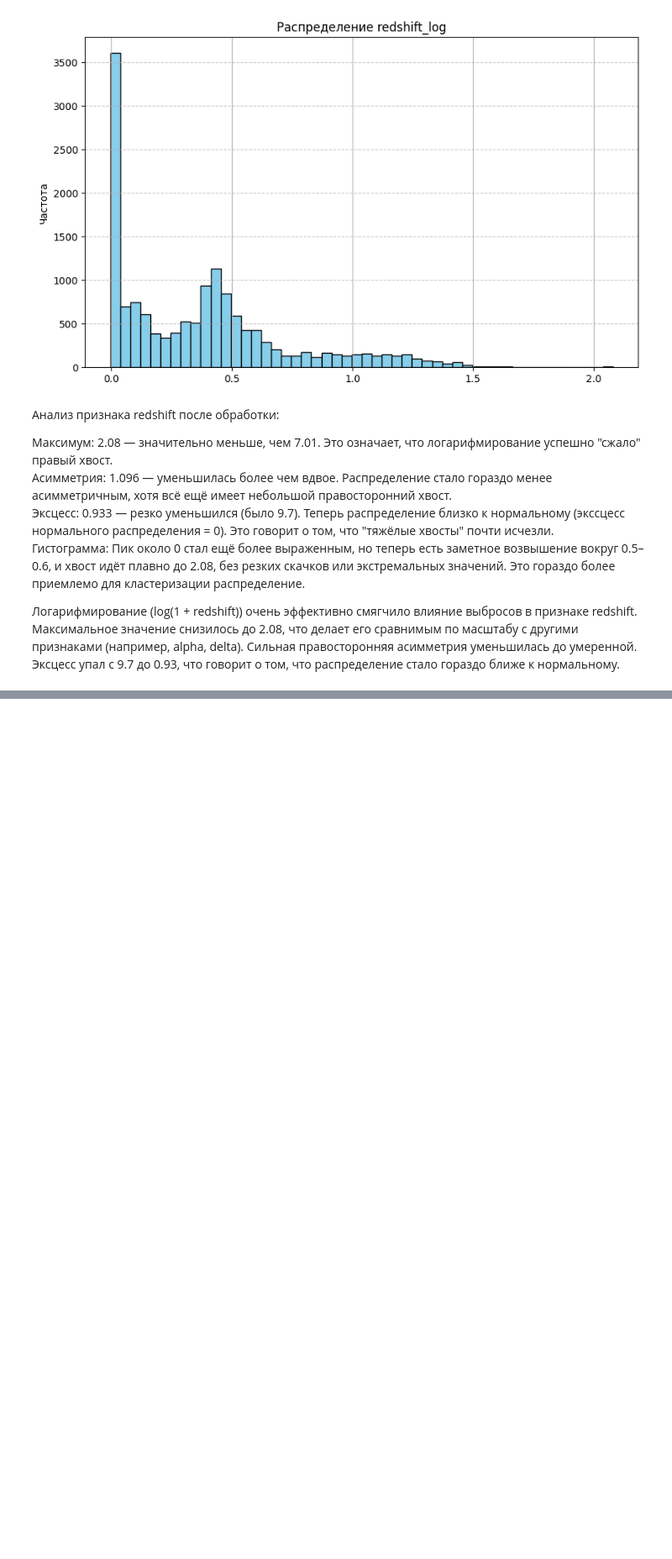
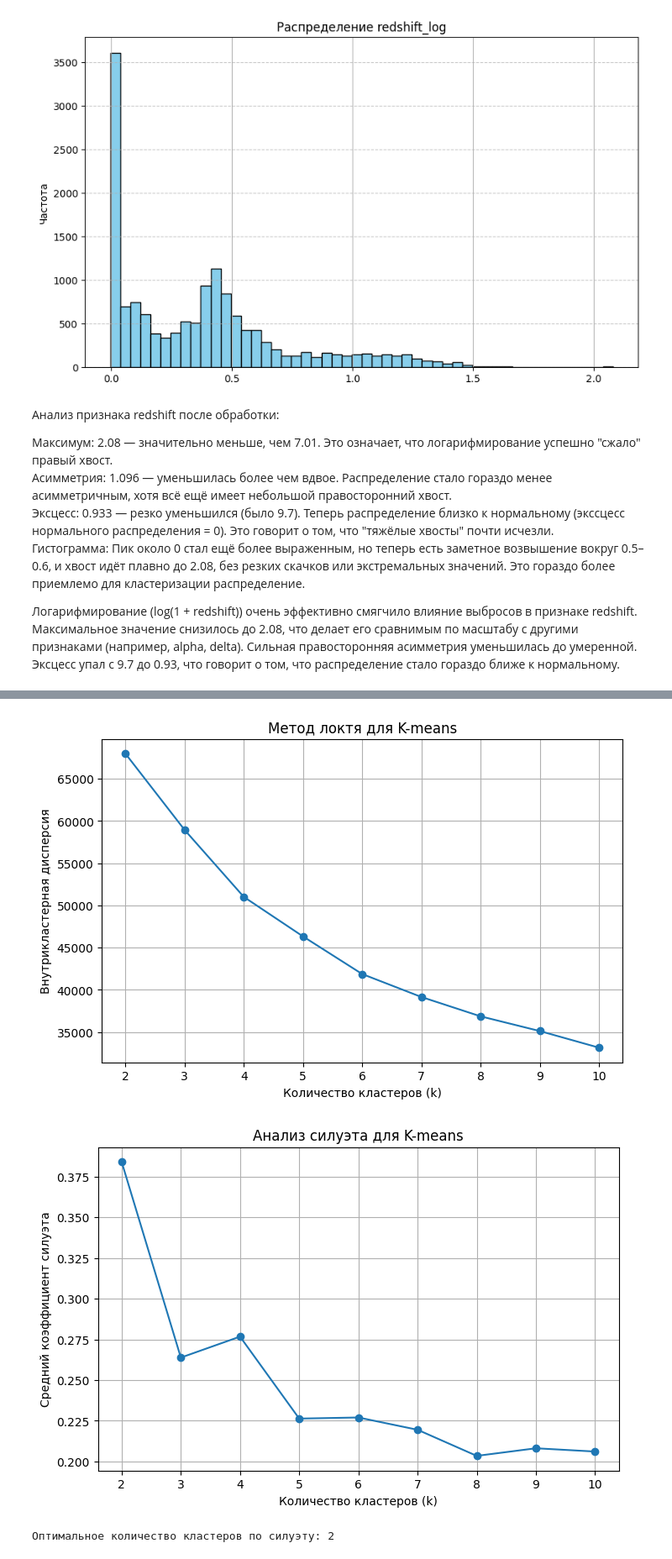
Before and after one commit to DaryaBorovinskaya/ML_lab4, a Jupyter notebook: lab4.ipynb, the cells around one changed output, grey strips where cells are left out. Shown at 84% size. Saved outputs shown, nothing was run; the diff lists cells and outputs as text; code cells hidden in the pictures; blank space fills up the shorter version.

```diff
--- a/lab4.ipynb
+++ b/lab4.ipynb
@@ -316,0 +294,76 @@ X_processed = preprocessor.fit_transform(X)
+# %%
+k_range = range(2, 11)
+inertias = []
+
+for k in k_range:
+    kmeans = KMeans(n_clusters=k, random_state=42)
+    kmeans.fit(df_scaled)
+    inertias.append(kmeans.inertia_)
+
+
+plt.figure(figsize=(8, 5))
+plt.plot(k_range, inertias, marker='o')
+plt.title("Метод локтя для K-means")
+plt.xlabel("Количество кластеров (k)")
+plt.ylabel("Внутрикластерная дисперсия")
+plt.grid()
+plt.show()
+
+
+silhouette_scores = []
+for k in k_range:
+    kmeans = KMeans(n_clusters=k, random_state=42)
+    cluster_labels = kmeans.fit_predict(df_scaled)
+    silhouette_avg = silhouette_score(df_scaled, cluster_labels)
+    silhouette_scores.append(silhouette_avg)
+
+plt.figure(figsize=(8, 5))
+plt.plot(k_range, silhouette_scores, marker='o')
+plt.title("Анализ силуэта для K-means")
+plt.xlabel("Количество кластеров (k)")
+plt.ylabel("Средний коэффициент силуэта")
+plt.grid()
+plt.show()
+
+best_k = k_range[np.argmax(silhouette_scores)]
+print(f"Оптимальное количество кластеров по силуэту: {best_k}")
+
+
+k_range = range(2, 6)
+
+for k in k_range:
+    kmeans = KMeans(n_clusters=k, random_state=42)
+    cluster_labels = kmeans.fit_predict(df_scaled)
+
+    silhouette_vals = silhouette_samples(df_scaled, cluster_labels)
+
+    y_lower = 10
+    plt.figure(figsize=(8, 6))
+
+    for i in range(k):
+        cluster_silhouette_vals = silhouette_vals[cluster_labels == i]
+        cluster_silhouette_vals.sort()
+        size_cluster_i = cluster_silhouette_vals.shape[0]
+        y_upper = y_lower + size_cluster_i
+
+        color = plt.cm.viridis(float(i) / k)
+        plt.barh(range(y_lower, y_upper), cluster_silhouette_vals,
+                 height=1.0, edgecolor='none', color=color)
+
+        plt.text(-0.03, y_lower + 0.5 * size_cluster_i, str(i))
+        y_lower = y_upper + 10
+
+    avg_silhouette = silhouette_score(df_scaled, cluster_labels)
+    plt.axvline(x=avg_silhouette, color="red", linestyle="--", label=f"Средний силуэт: {avg_silhouette:.3f}")
+
+    plt.xlabel("Коэффициент силуэта")
+    plt.ylabel("Номер объекта")
+    plt.title(f"Диаграмма силуэта для K-means (k={k})")
+    plt.legend()
+    plt.grid(True)
+    plt.tight_layout()
+    plt.show()
+# %% [output]
+[figure, added]
+[figure, added]
+Оптимальное количество кластеров по силуэту: 2
```
Also changed, not shown: parts of 34 cells of this notebook.
